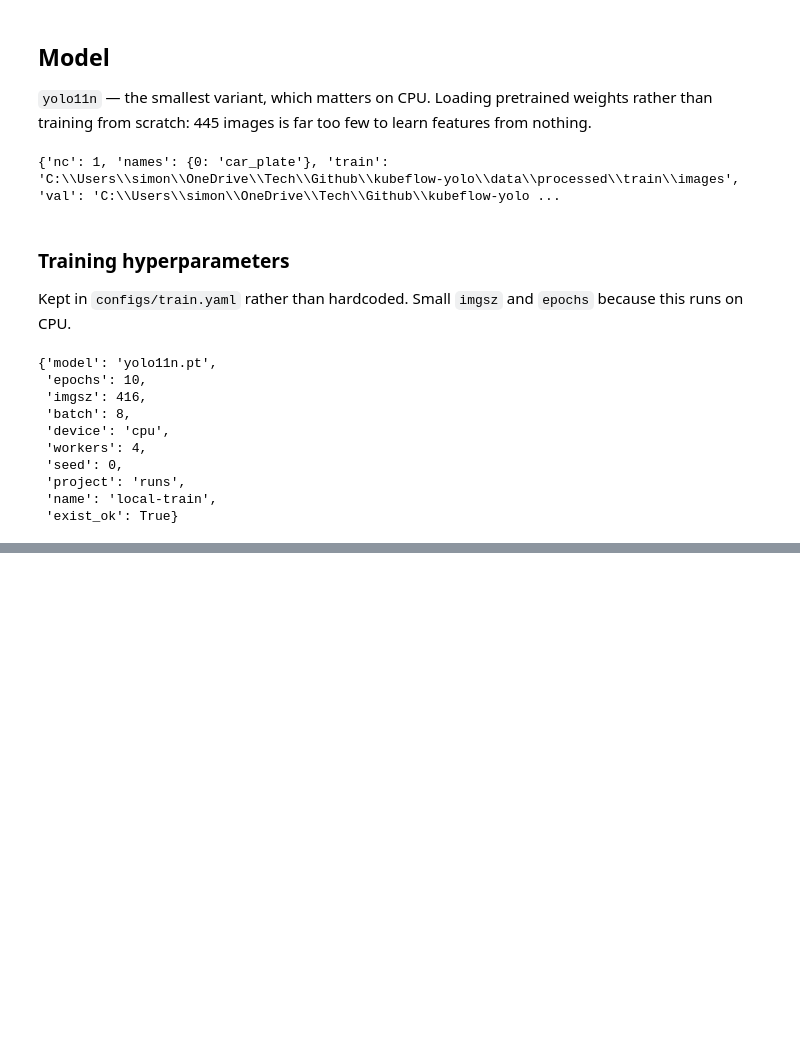
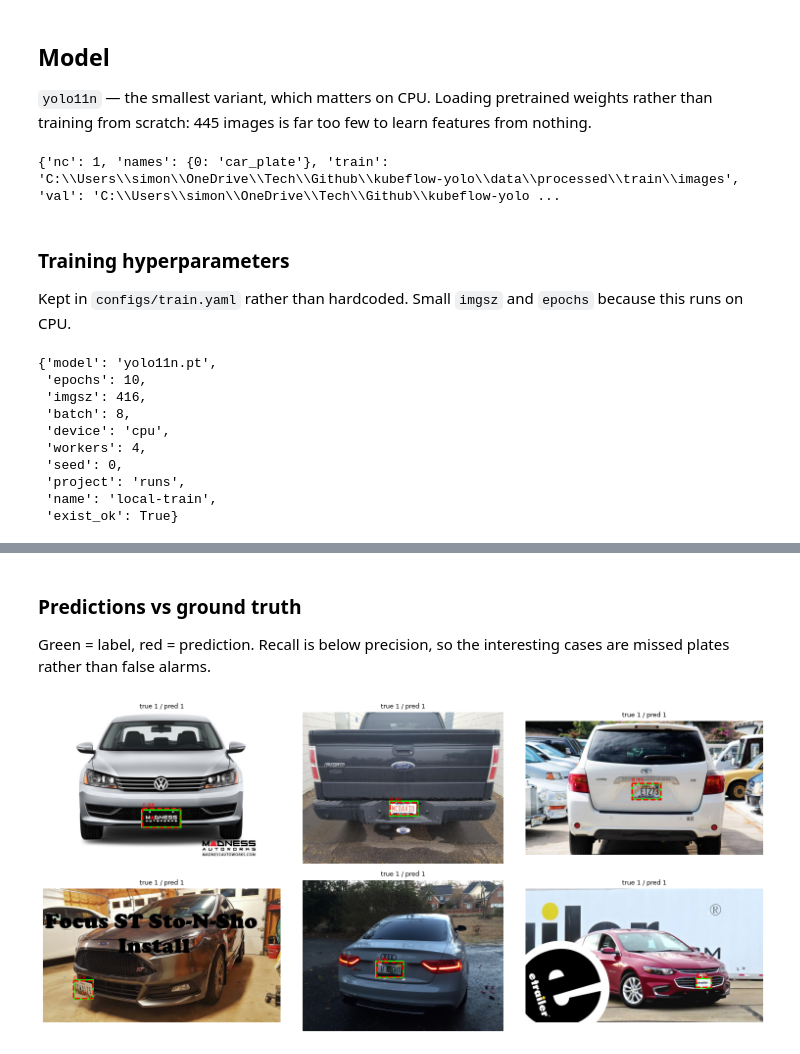
Before and after one commit to simonangel-fong/kubeflow-yolo, a Jupyter notebook: notebooks/01-local-train.ipynb, the cells around one changed output, grey strips where cells are left out. Cells and saved outputs as stored; diff of their text form; code cells hidden in the pictures; blank space fills up the shorter version.

```diff
--- a/notebooks/01-local-train.ipynb
+++ b/notebooks/01-local-train.ipynb
@@ -170,0 +209,11 @@ train_cfg
+# %%
+save_dir = Path(results.save_dir)
+print(save_dir)
+
+# Final-epoch metrics on the validation split.
+for key in ("metrics/precision(B)", "metrics/recall(B)", "metrics/mAP50(B)", "metrics/mAP50-95(B)"):
+    print(f"{key:24} {results.results_dict[key]:.4f}")
+
+print()
+for weight in sorted((save_dir / "weights").glob("*.pt")):
+    print(f"{weight.name:10} {weight.stat().st_size / 1e6:.1f} MB")
@@ -170,0 +234,9 @@ train_cfg
+# %%
+best = YOLO(str(save_dir / "weights" / "best.pt"))
+
+metrics = best.val(data=str(data_yaml), imgsz=416, batch=8, device="cpu", plots=False)
+
+print(f"mAP50      {metrics.box.map50:.4f}")
+print(f"mAP50-95   {metrics.box.map:.4f}")
+print(f"precision  {metrics.box.mp:.4f}")
+print(f"recall     {metrics.box.mr:.4f}")
@@ -170,0 +255,55 @@ train_cfg
+# %% [markdown]
+### Predictions vs ground truth
+
+Green = label, red = prediction. Recall is below precision, so the interesting
+cases are missed plates rather than false alarms.
+# %%
+import random
+
+
+def show_predictions(model, split_dir, n=6, seed=0, conf=0.25):
+    """Overlay ground-truth (green) and predicted (red) boxes on val images."""
+    images = sorted((split_dir / "images").iterdir())
+    sample = random.Random(seed).sample(images, n)
+
+    fig, axes = plt.subplots(2, n // 2, figsize=(15, 7))
+    for ax, img_path in zip(axes.ravel(), sample):
+        img = Image.open(img_path)
+        w, h = img.size
+        ax.imshow(img)
+
+        label_path = split_dir / "labels" / f"{img_path.stem}.txt"
+        n_true = 0
+        for line in label_path.read_text().splitlines():
+            if not line.strip():
+                continue
+            n_true += 1
+            _, cx, cy, bw, bh = (float(v) for v in line.split())
+            ax.add_patch(
+                plt.Rectangle(
+                    ((cx - bw / 2) * w, (cy - bh / 2) * h), bw * w, bh * h,
+                    fill=False, edgecolor="lime", linewidth=2,
+                )
+            )
+
+        result = model.predict(img_path, imgsz=416, conf=conf, device="cpu", verbose=False)[0]
+        for box in result.boxes:
+            x1, y1, x2, y2 = box.xyxy[0].tolist()
+            ax.add_patch(
+                plt.Rectangle(
+                    (x1, y1), x2 - x1, y2 - y1,
+                    fill=False, edgecolor="red", linewidth=2, linestyle="--",
+                )
+            )
+            ax.text(x1, y1 - 4, f"{box.conf.item():.2f}", color="red", fontsize=8)
+
+        ax.set_title(f"true {n_true} / pred {len(result.boxes)}", fontsize=9)
+        ax.axis("off")
+
+    plt.tight_layout()
+    plt.show()
+
+
+show_predictions(best, PROCESSED / "val")
+# %% [output]
+[figure, added]
```
Also changed, not shown: parts of 8 cells of this notebook, 2 other files.
